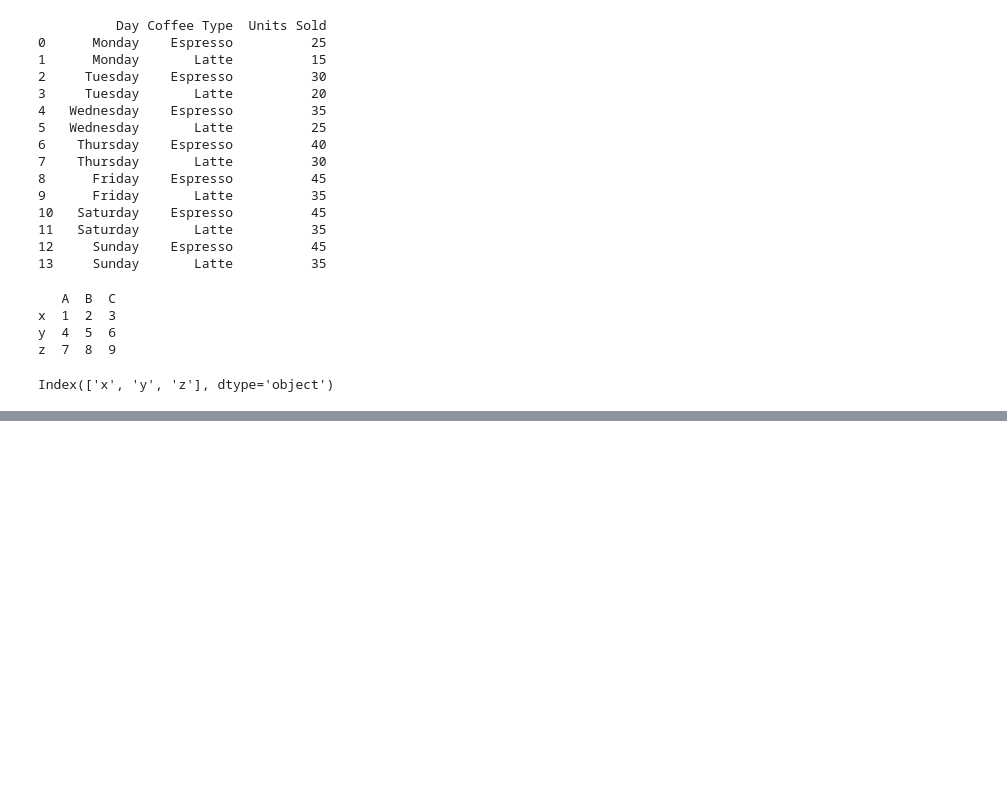
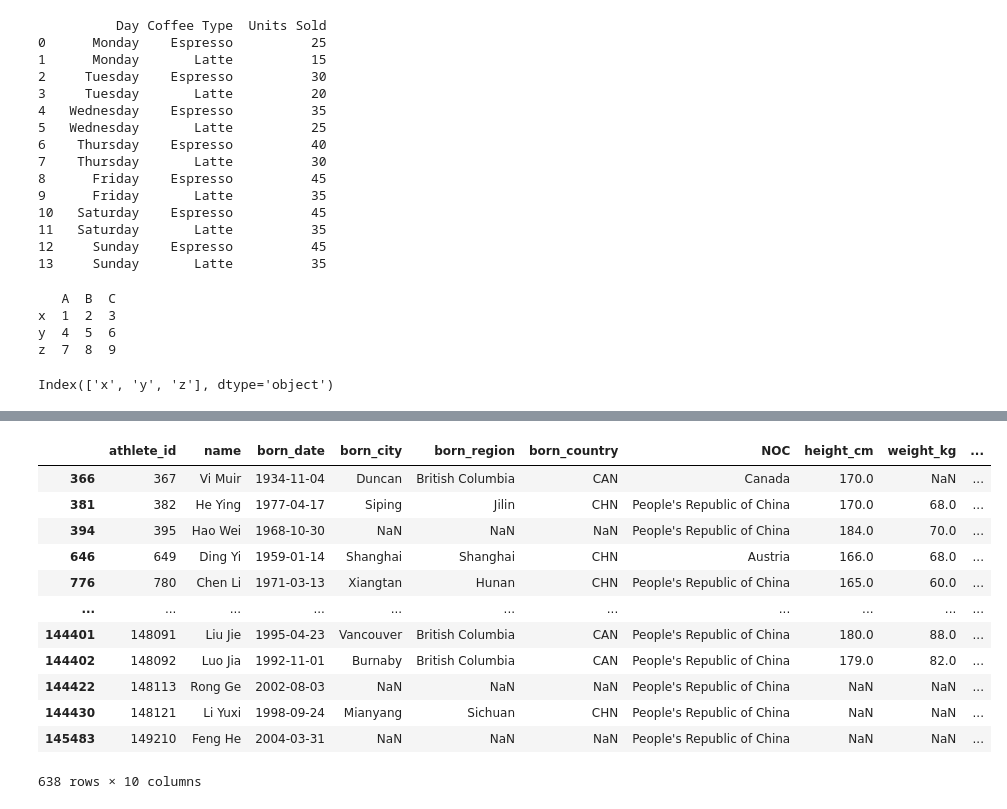
Before and after one commit to kelseafunwi/complete-pandas-tutorial, a Jupyter notebook: main.ipynb, the cells around one changed output, grey strips where cells are left out. Drawn from its saved outputs; the diff is of its cells as text; code cells hidden in the pictures; blank space fills up the shorter version.

```diff
--- a/main.ipynb
+++ b/main.ipynb
@@ -103,0 +504,16 @@ Index(['x', 'y', 'z'], dtype='object')
+# %%
+characters7
+# %% [output]
+|  | athlete_id | name | born_date | born_city | born_region | born_country | NOC | height_cm | weight_kg | ... |
+| 366 | 367 | Vi Muir | 1934-11-04 | Duncan | British Columbia | CAN | Canada | 170.0 | NaN | ... |
+| 381 | 382 | He Ying | 1977-04-17 | Siping | Jilin | CHN | People's Republic of China | 170.0 | 68.0 | ... |
+| 394 | 395 | Hao Wei | 1968-10-30 | NaN | NaN | NaN | People's Republic of China | 184.0 | 70.0 | ... |
+| 646 | 649 | Ding Yi | 1959-01-14 | Shanghai | Shanghai | CHN | Austria | 166.0 | 68.0 | ... |
+| 776 | 780 | Chen Li | 1971-03-13 | Xiangtan | Hunan | CHN | People's Republic of China | 165.0 | 60.0 | ... |
+| ... | ... | ... | ... | ... | ... | ... | ... | ... | ... | ... |
+| 144401 | 148091 | Liu Jie | 1995-04-23 | Vancouver | British Columbia | CAN | People's Republic of China | 180.0 | 88.0 | ... |
+| 144402 | 148092 | Luo Jia | 1992-11-01 | Burnaby | British Columbia | CAN | People's Republic of China | 179.0 | 82.0 | ... |
+| 144422 | 148113 | Rong Ge | 2002-08-03 | NaN | NaN | NaN | People's Republic of China | NaN | NaN | ... |
+| 144430 | 148121 | Li Yuxi | 1998-09-24 | Mianyang | Sichuan | CHN | People's Republic of China | NaN | NaN | ... |
+| 145483 | 149210 | Feng He | 2004-03-31 | NaN | NaN | NaN | People's Republic of China | NaN | NaN | ... |
+638 rows × 10 columns
```
Also changed, not shown: parts of 40 cells of this notebook, 1 other file.
